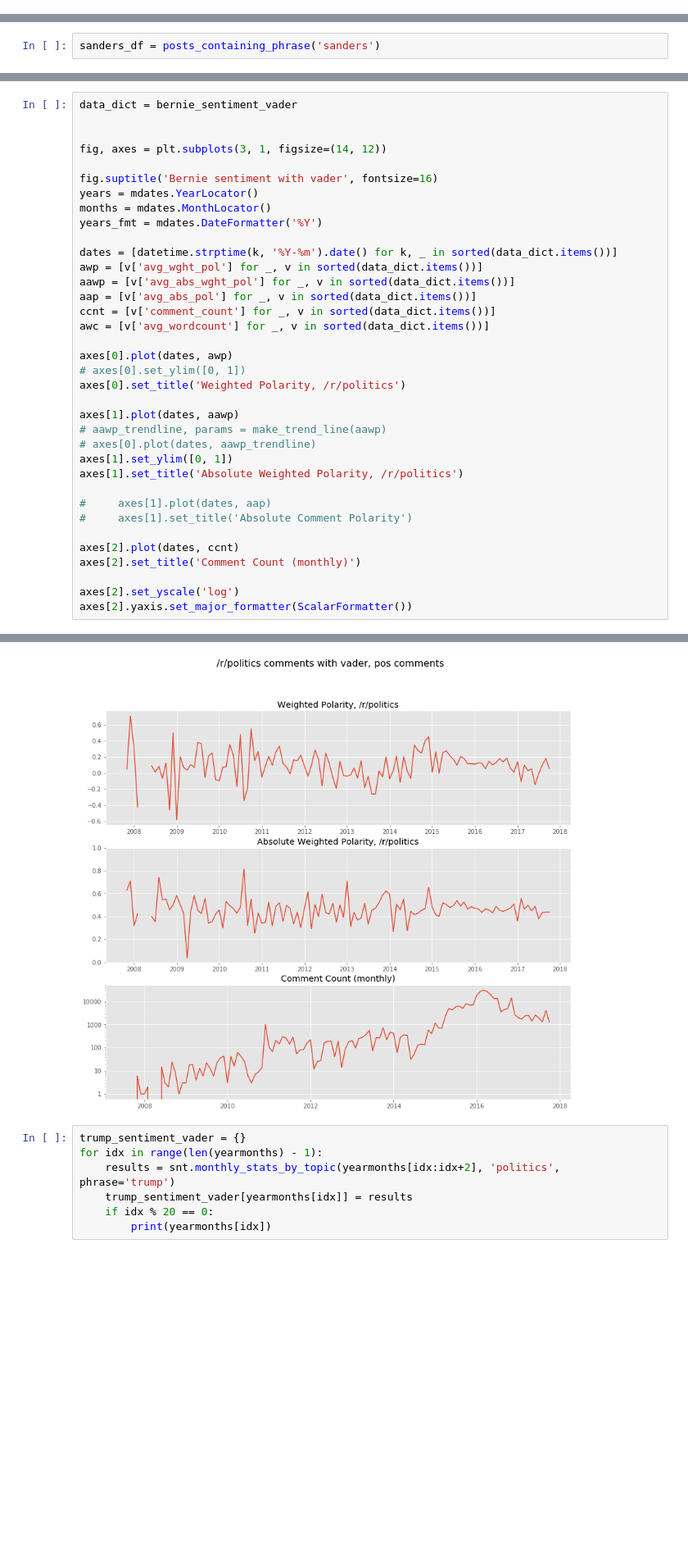
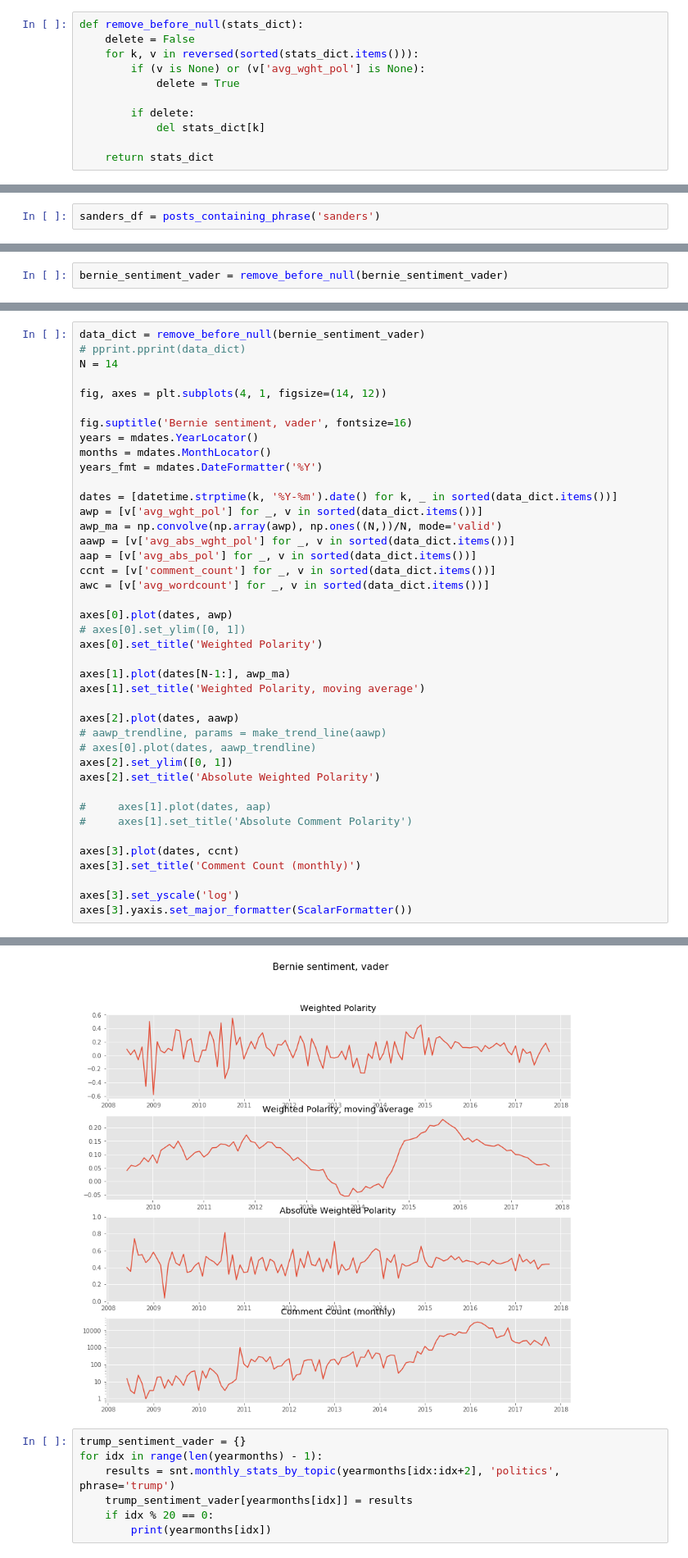
Before and after one commit to AustinPenner/Political-Polarization-on-Reddit, a Jupyter notebook: sentiment_analysis_by_post.ipynb, the cells around one changed output, grey strips where cells are left out. Shown at 82% size. Saved outputs shown, nothing was run; the diff lists cells and outputs as text; blank space fills up the shorter version.

```diff
--- a/sentiment_analysis_by_post.ipynb
+++ b/sentiment_analysis_by_post.ipynb
@@ -74,6 +74,17 @@ def posts_containing_phrase(phrase):
     df['normalized count'] = df['count'].apply(lambda x: x/count_avg)
 
     return df
+# %%
+def remove_before_null(stats_dict):
+    delete = False
+    for k, v in reversed(sorted(stats_dict.items())):
+        if (v is None) or (v['avg_wght_pol'] is None):
+            delete = True
+
+        if delete:
+            del stats_dict[k]
+
+    return stats_dict
 # %%
 rp_df = posts_containing_phrase('ron paul')
 # %%
@@ -116,0 +111,2 @@ Num distinct link_ids: 174
+# %%
+bernie_sentiment_vader = remove_before_null(bernie_sentiment_vader)
@@ -117,16 +171,18 @@ Num distinct link_ids: 174
 # %%
-data_dict = bernie_sentiment_vader
+data_dict = remove_before_null(bernie_sentiment_vader)
+# pprint.pprint(data_dict)
+N = 14
 
+fig, axes = plt.subplots(4, 1, figsize=(14, 12))
 
-fig, axes = plt.subplots(3, 1, figsize=(14, 12))
-
-fig.suptitle('Bernie sentiment with vader', fontsize=16)
+fig.suptitle('Bernie sentiment, vader', fontsize=16)
 years = mdates.YearLocator()
 months = mdates.MonthLocator()
 years_fmt = mdates.DateFormatter('%Y')
 
 dates = [datetime.strptime(k, '%Y-%m').date() for k, _ in sorted(data_dict.items())]
 awp = [v['avg_wght_pol'] for _, v in sorted(data_dict.items())]
+awp_ma = np.convolve(np.array(awp), np.ones((N,))/N, mode='valid')
 aawp = [v['avg_abs_wght_pol'] for _, v in sorted(data_dict.items())]
 aap = [v['avg_abs_pol'] for _, v in sorted(data_dict.items())]
 ccnt = [v['comment_count'] for _, v in sorted(data_dict.items())]
@@ -134,20 +190,23 @@ awc = [v['avg_wordcount'] for _, v in sorted(data_dict.items())]
 
 axes[0].plot(dates, awp)
 # axes[0].set_ylim([0, 1])
-axes[0].set_title('Weighted Polarity, /r/politics')
+axes[0].set_title('Weighted Polarity')
 
-axes[1].plot(dates, aawp)
+axes[1].plot(dates[N-1:], awp_ma)
+axes[1].set_title('Weighted Polarity, moving average')
+
+axes[2].plot(dates, aawp)
 # aawp_trendline, params = make_trend_line(aawp)
 # axes[0].plot(dates, aawp_trendline)
-axes[1].set_ylim([0, 1])
-axes[1].set_title('Absolute Weighted Polarity, /r/politics')
+axes[2].set_ylim([0, 1])
+axes[2].set_title('Absolute Weighted Polarity')
 
 #     axes[1].plot(dates, aap)
 #     axes[1].set_title('Absolute Comment Polarity')
 
-axes[2].plot(dates, ccnt)
-axes[2].set_title('Comment Count (monthly)')
+axes[3].plot(dates, ccnt)
+axes[3].set_title('Comment Count (monthly)')
 
-axes[2].set_yscale('log')
-axes[2].yaxis.set_major_formatter(ScalarFormatter())
+axes[3].set_yscale('log')
+axes[3].yaxis.set_major_formatter(ScalarFormatter())
 # %% [output]
@@ -154,4 +214,4 @@ axes[2].yaxis.set_major_formatter(ScalarFormatter())
-[figure, old version]
+[figure, new version]
 # %%
 trump_sentiment_vader = {}
 for idx in range(len(yearmonths) - 1):
```
Also changed, not shown: parts of 10 cells of this notebook, 1 other file.
